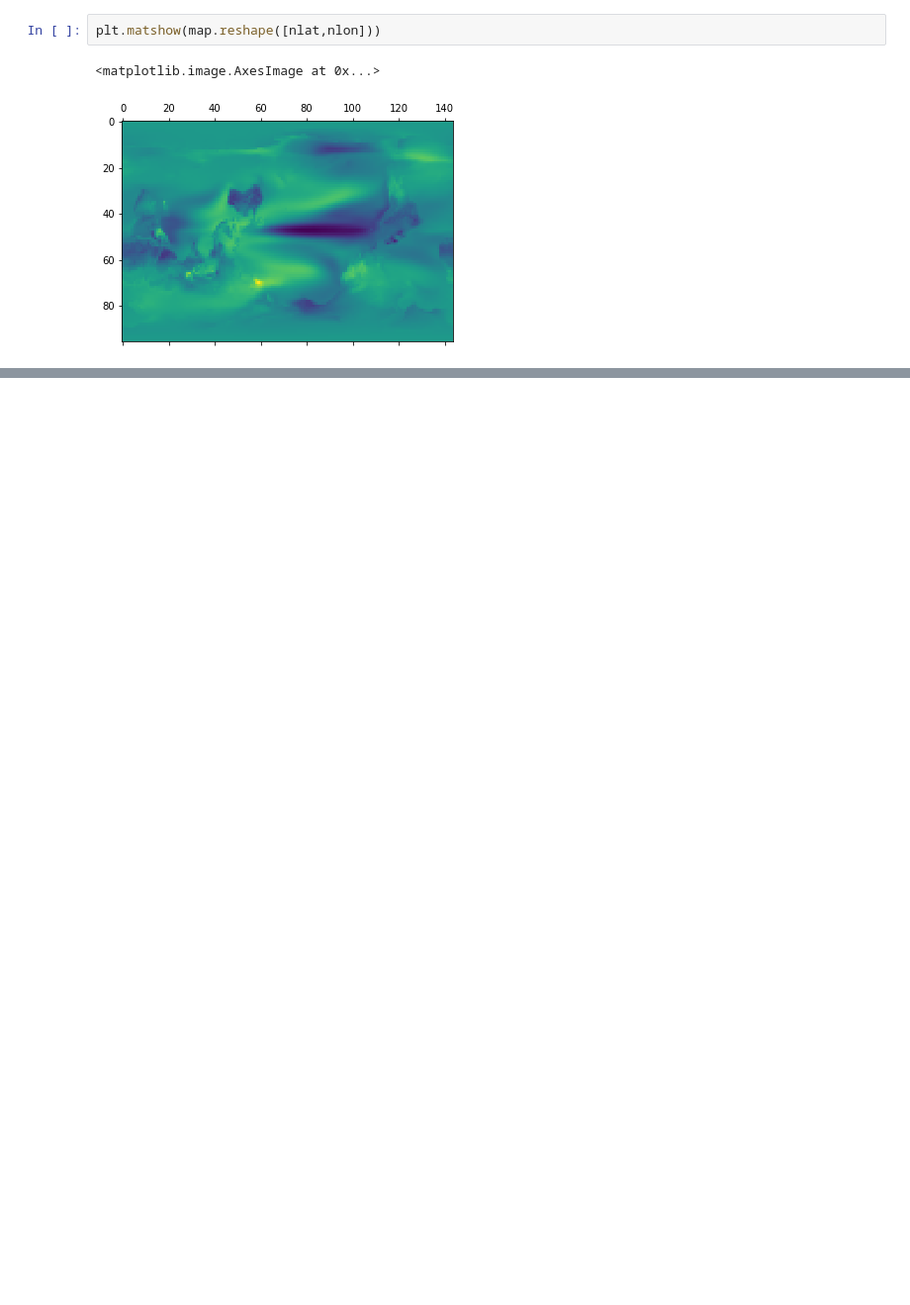
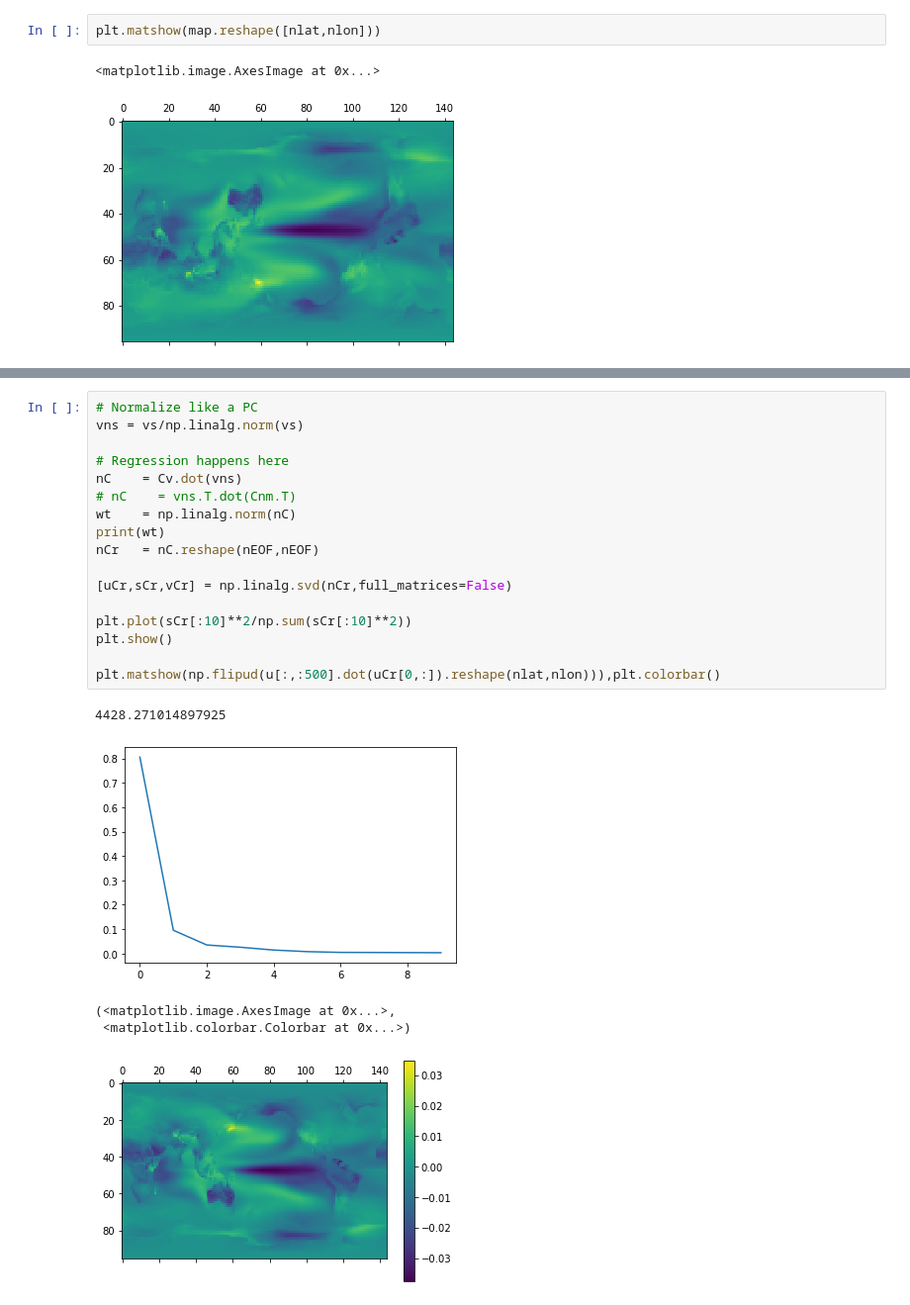
Before and after one commit to amrhein/SEOFs, a Jupyter notebook: es_LME.ipynb, the cells around one changed output, grey strips where cells are left out. Shown at 99% size. Drawn from its saved outputs; the diff is of its cells as text; blank space fills up the shorter version.

Commit message:
First cut at regression experiments

```diff
--- a/es_LME.ipynb
+++ b/es_LME.ipynb
@@ -245,0 +215,23 @@ for ii,ti in enumerate(tis):
+# %%
+# Normalize like a PC
+vns = vs/np.linalg.norm(vs)
+
+# Regression happens here
+nC    = Cv.dot(vns)
+# nC    = vns.T.dot(Cnm.T)
+wt    = np.linalg.norm(nC)
+print(wt)
+nCr   = nC.reshape(nEOF,nEOF)
+
+[uCr,sCr,vCr] = np.linalg.svd(nCr,full_matrices=False)
+
+plt.plot(sCr[:10]**2/np.sum(sCr[:10]**2))
+plt.show()
+
+plt.matshow(np.flipud(u[:,:500].dot(uCr[0,:]).reshape(nlat,nlon))),plt.colorbar()
+# %% [output]
+4428.271014897925
+[figure, added]
+(<matplotlib.image.AxesImage at 0x...>,
+ <matplotlib.colorbar.Colorbar at 0x...>)
+[figure, added]
```
Also changed, not shown: parts of 10 cells of this notebook, 2 other files.
